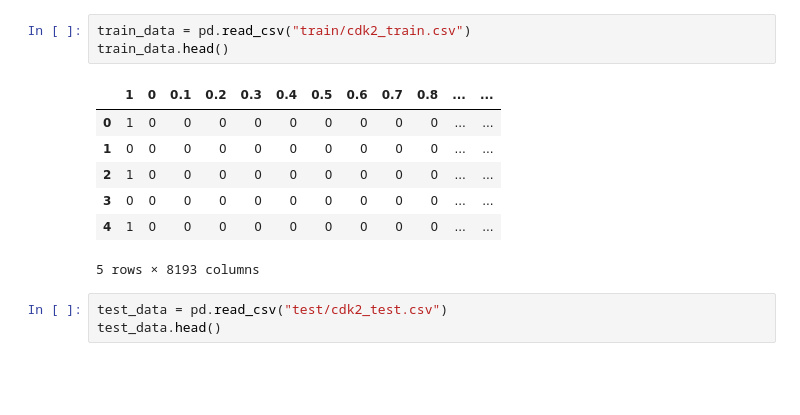
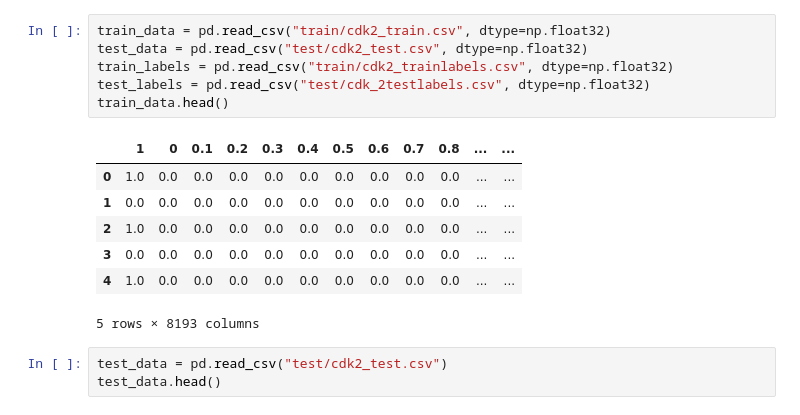
Before and after one commit to vijayPagi/Cancer-Inhibitor, a Jupyter notebook: CancerInhibitor.ipynb, the cells around one changed output. Saved outputs shown, nothing was run; the diff lists cells and outputs as text; blank space fills up the shorter version.

```diff
--- a/CancerInhibitor.ipynb
+++ b/CancerInhibitor.ipynb
@@ -14,14 +14,17 @@ Using TensorFlow backend.
-# %%
-train_data = pd.read_csv("train/cdk2_train.csv")
-train_data.head()
-# %% [output]
-|  | 1 | 0 | 0.1 | 0.2 | 0.3 | 0.4 | 0.5 | 0.6 | 0.7 | 0.8 | ... | ... |
-| 0 | 1 | 0 | 0 | 0 | 0 | 0 | 0 | 0 | 0 | 0 | ... | ... |
-| 1 | 0 | 0 | 0 | 0 | 0 | 0 | 0 | 0 | 0 | 0 | ... | ... |
-| 2 | 1 | 0 | 0 | 0 | 0 | 0 | 0 | 0 | 0 | 0 | ... | ... |
-| 3 | 0 | 0 | 0 | 0 | 0 | 0 | 0 | 0 | 0 | 0 | ... | ... |
-| 4 | 1 | 0 | 0 | 0 | 0 | 0 | 0 | 0 | 0 | 0 | ... | ... |
-5 rows × 8193 columns
+# %%
+train_data = pd.read_csv("train/cdk2_train.csv", dtype=np.float32)
+test_data = pd.read_csv("test/cdk2_test.csv", dtype=np.float32)
+train_labels = pd.read_csv("train/cdk2_trainlabels.csv", dtype=np.float32)
+test_labels = pd.read_csv("test/cdk_2testlabels.csv", dtype=np.float32)
+train_data.head()
+# %% [output]
+|  | 1 | 0 | 0.1 | 0.2 | 0.3 | 0.4 | 0.5 | 0.6 | 0.7 | 0.8 | ... | ... |
+| 0 | 1.0 | 0.0 | 0.0 | 0.0 | 0.0 | 0.0 | 0.0 | 0.0 | 0.0 | 0.0 | ... | ... |
+| 1 | 0.0 | 0.0 | 0.0 | 0.0 | 0.0 | 0.0 | 0.0 | 0.0 | 0.0 | 0.0 | ... | ... |
+| 2 | 1.0 | 0.0 | 0.0 | 0.0 | 0.0 | 0.0 | 0.0 | 0.0 | 0.0 | 0.0 | ... | ... |
+| 3 | 0.0 | 0.0 | 0.0 | 0.0 | 0.0 | 0.0 | 0.0 | 0.0 | 0.0 | 0.0 | ... | ... |
+| 4 | 1.0 | 0.0 | 0.0 | 0.0 | 0.0 | 0.0 | 0.0 | 0.0 | 0.0 | 0.0 | ... | ... |
+5 rows × 8193 columns
 # %%
 test_data = pd.read_csv("test/cdk2_test.csv")
 test_data.head()
```
Also changed, not shown: parts of 20 cells of this notebook, 6 other files.
